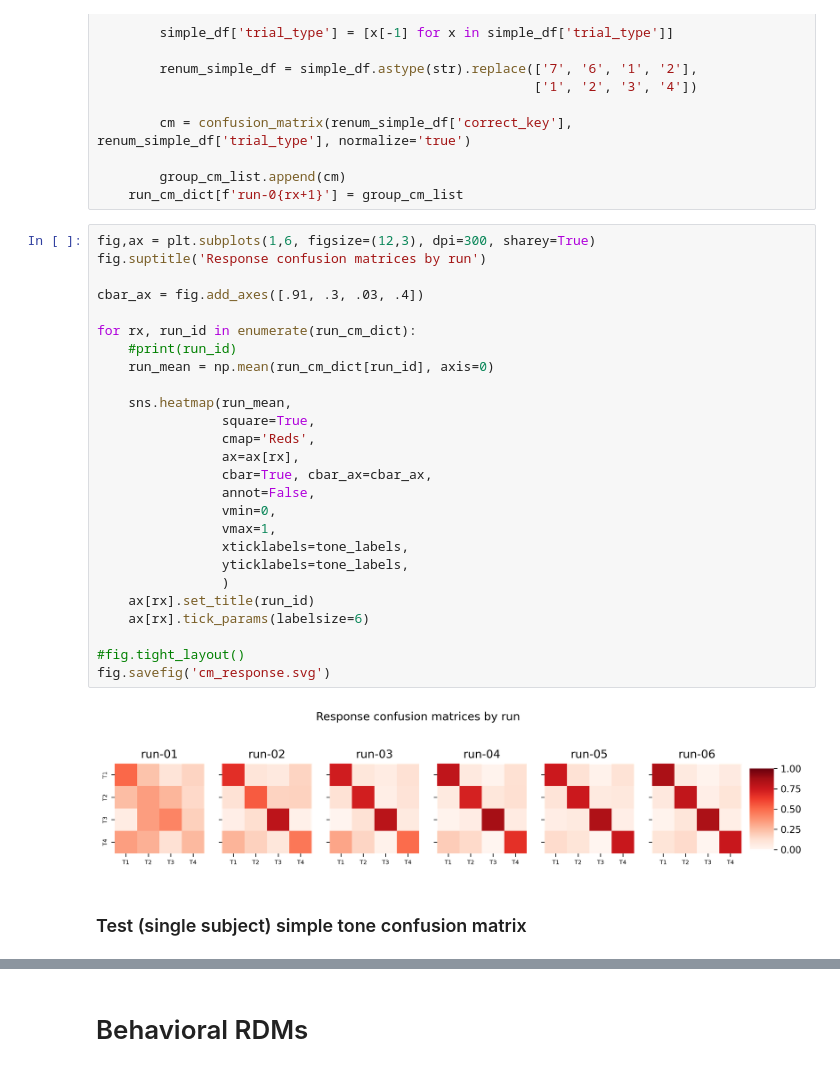
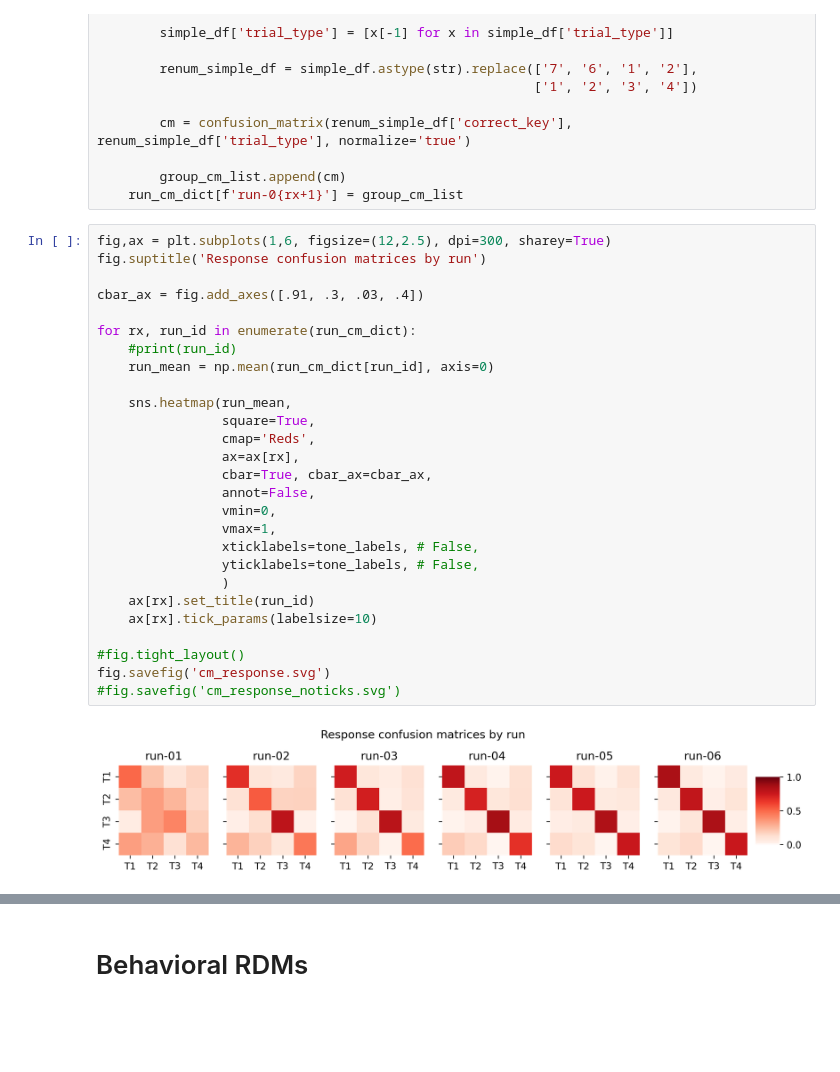
Before and after one commit to sitek/auditory_category_learning, a Jupyter notebook: behav_conversion/behavior_analysis.ipynb, the cells around one changed output, grey strips where cells are left out. Saved outputs shown, nothing was run; the diff lists cells and outputs as text; blank space fills up the shorter version.

Commit message:
updated confusion matrix plot fig and text sizes

```diff
--- a/behav_conversion/behavior_analysis.ipynb
+++ b/behav_conversion/behavior_analysis.ipynb
@@ -268,32 +268,31 @@ for rx, run in enumerate(range(6)):
         group_cm_list.append(cm)
     run_cm_dict[f'run-0{rx+1}'] = group_cm_list
 # %%
-fig,ax = plt.subplots(1,6, figsize=(12,3), dpi=300, sharey=True)
+fig,ax = plt.subplots(1,6, figsize=(12,2.5), dpi=300, sharey=True)
 fig.suptitle('Response confusion matrices by run')
 
 cbar_ax = fig.add_axes([.91, .3, .03, .4])
 
 for rx, run_id in enumerate(run_cm_dict):
     #print(run_id)
     run_mean = np.mean(run_cm_dict[run_id], axis=0)
 
     sns.heatmap(run_mean,
                 square=True,
                 cmap='Reds',
                 ax=ax[rx],
                 cbar=True, cbar_ax=cbar_ax,
                 annot=False,
                 vmin=0,
                 vmax=1,
-                xticklabels=tone_labels,
-                yticklabels=tone_labels,
+                xticklabels=tone_labels, # False,
+                yticklabels=tone_labels, # False,
                 )
     ax[rx].set_title(run_id)
-    ax[rx].tick_params(labelsize=6)
+    ax[rx].tick_params(labelsize=10)
 
 #fig.tight_layout()
 fig.savefig('cm_response.svg')
+#fig.savefig('cm_response_noticks.svg')
 # %% [output]
-[figure, old version]
+[figure, new version]
-# %% [markdown]
-### Test (single subject) simple tone confusion matrix
```
Also changed, not shown: parts of 17 cells of this notebook.
